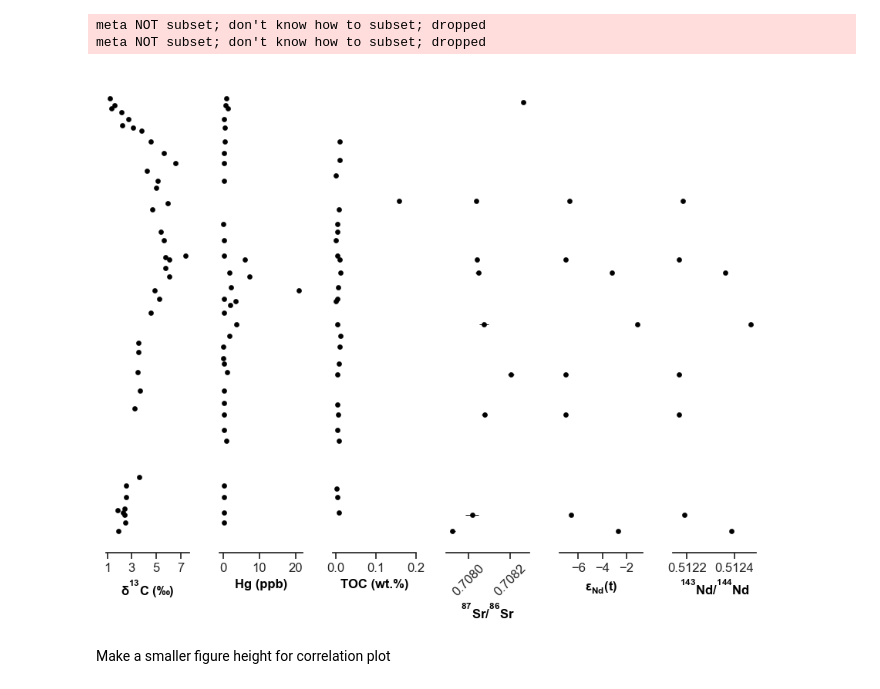
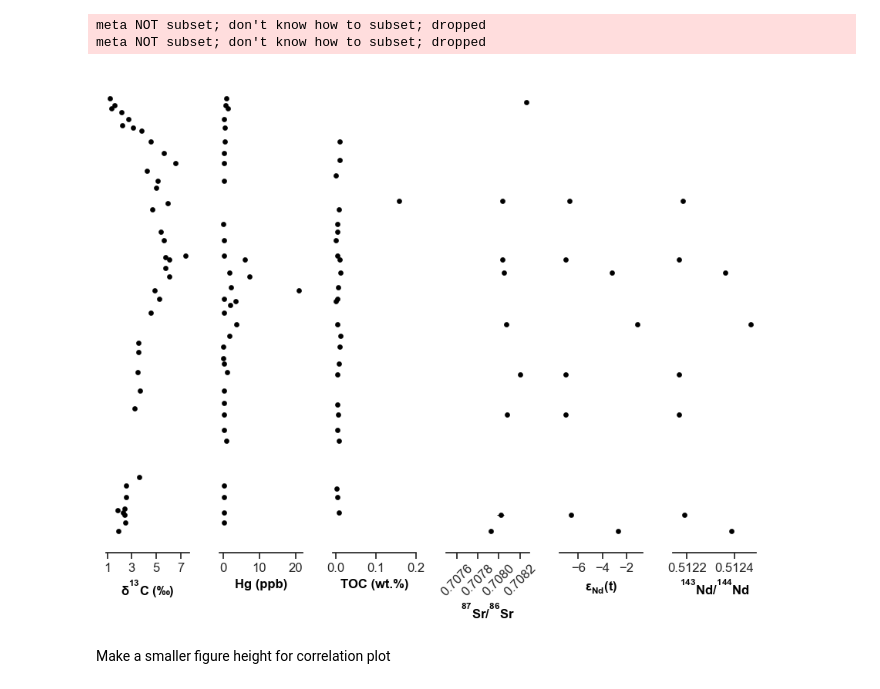
Before and after one commit to oluwaseun-edward/notebooks, a Jupyter notebook: J.Aweri.ipynb, the cells around one changed output. Drawn from its saved outputs; the diff is of its cells as text; code cells hidden in the pictures.

```diff
--- a/J.Aweri.ipynb
+++ b/J.Aweri.ipynb
@@ -56,34 +56,36 @@ xlabels = ["$\delta^{13}C\;(‰)$", "Hg (ppb)", "TOC (wt.%)",
            "$^{87}Sr/^{86}Sr$", "$\epsilon_{Nd}(t)$", "$^{143}Nd/^{144}Nd$"]
 err = ["Sr_2se", "Nd_2se", "Nd143_2se"]
 err_subs = [Sr, Nd, Nd143]
 ax_2=[ax3, ax4, ax5]
 # make the subplots using a for loop.
 for ix, sub in enumerate(subs):
     sns.scatterplot(data=ja, x=ja[sub], y=depth, ax=ax[ix],
                     color='black', legend=False, edgecolor='black',
                     s=20,
                     )
     ax[ix].tick_params(labelsize=12)
     ax[ix].set_xlabel(xlabels[ix], fontsize=12, c="black", fontweight="bold")
 ax4.set_xticks([-6, -4, -2, 0])
 ax2.set_xticks([0, .1, .2])
 ax1.set_xticks([0, 10, 20])
 ax0.set_xticks([1, 3, 5, 7])
+ax3.set_xticks([0.7076, 0.7078, 0.7080, 0.7082])
+ax3.set_xlim(0.7075, 0.70829)
 
 # add error bars to Nd and Sr-isotope subplots
 for ix, sub in enumerate(err):
     ax_2[ix].errorbar(xerr=ja[sub], y=depth,x=err_subs[ix], ecolor="black", color="black",
              linestyle='none', elinewidth=0.7, capthick=0.5, mec='black')
 
 # change orientation of the x-axis labels on the Sr isotope plot
 for tick in ax3.get_xticklabels():
     tick.set_rotation(45)
 
 plt.savefig("../plots/JA_all.pdf", dpi=600)
 # %% [output]
 meta NOT subset; don't know how to subset; dropped
 meta NOT subset; don't know how to subset; dropped
-[figure, old version]
+[figure, new version]
 # %% [markdown]
 Make a smaller figure height for correlation plot
 # %%
```
Also changed, not shown: parts of 1 cell of this notebook, 1 other file.
